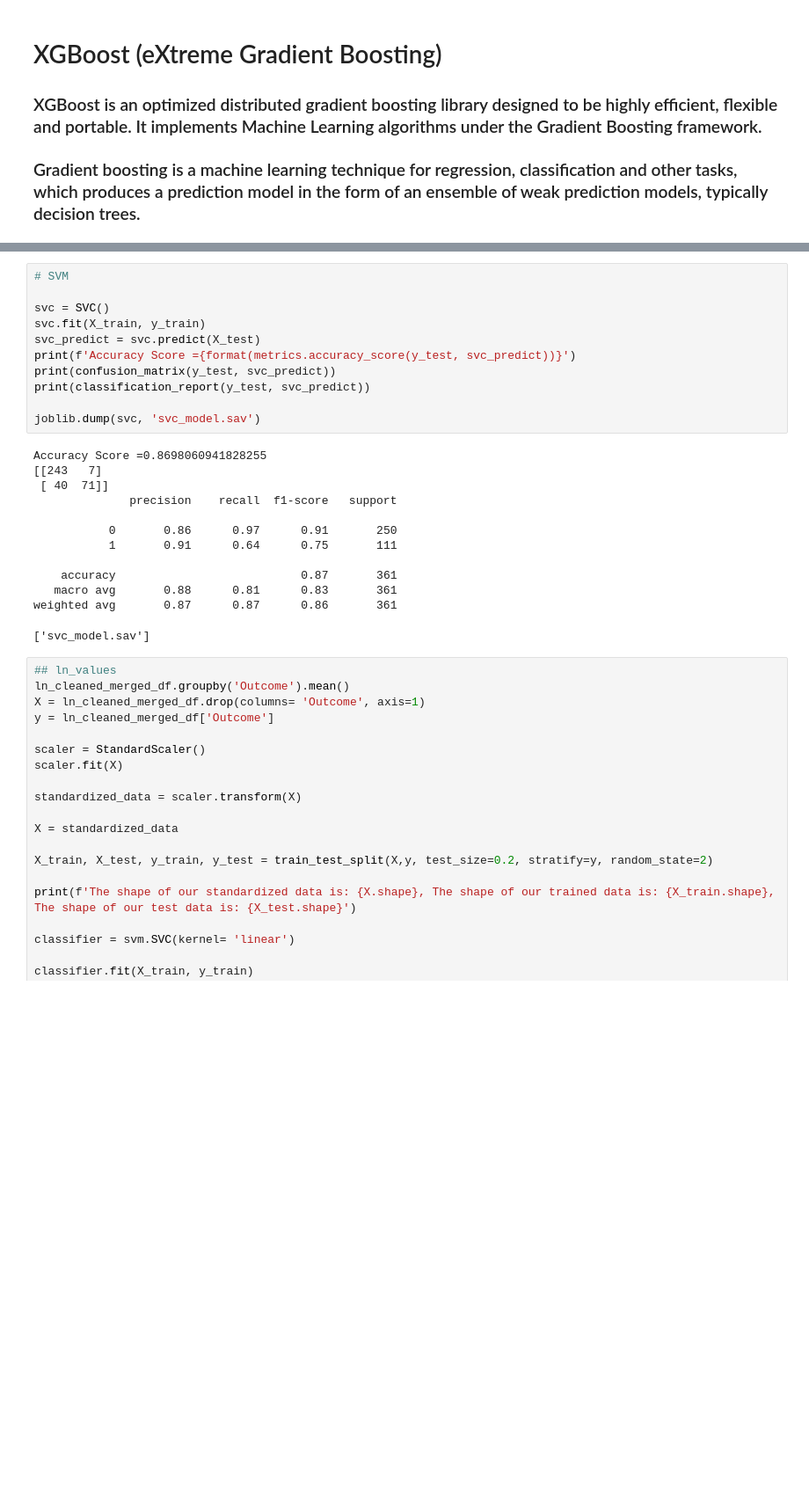
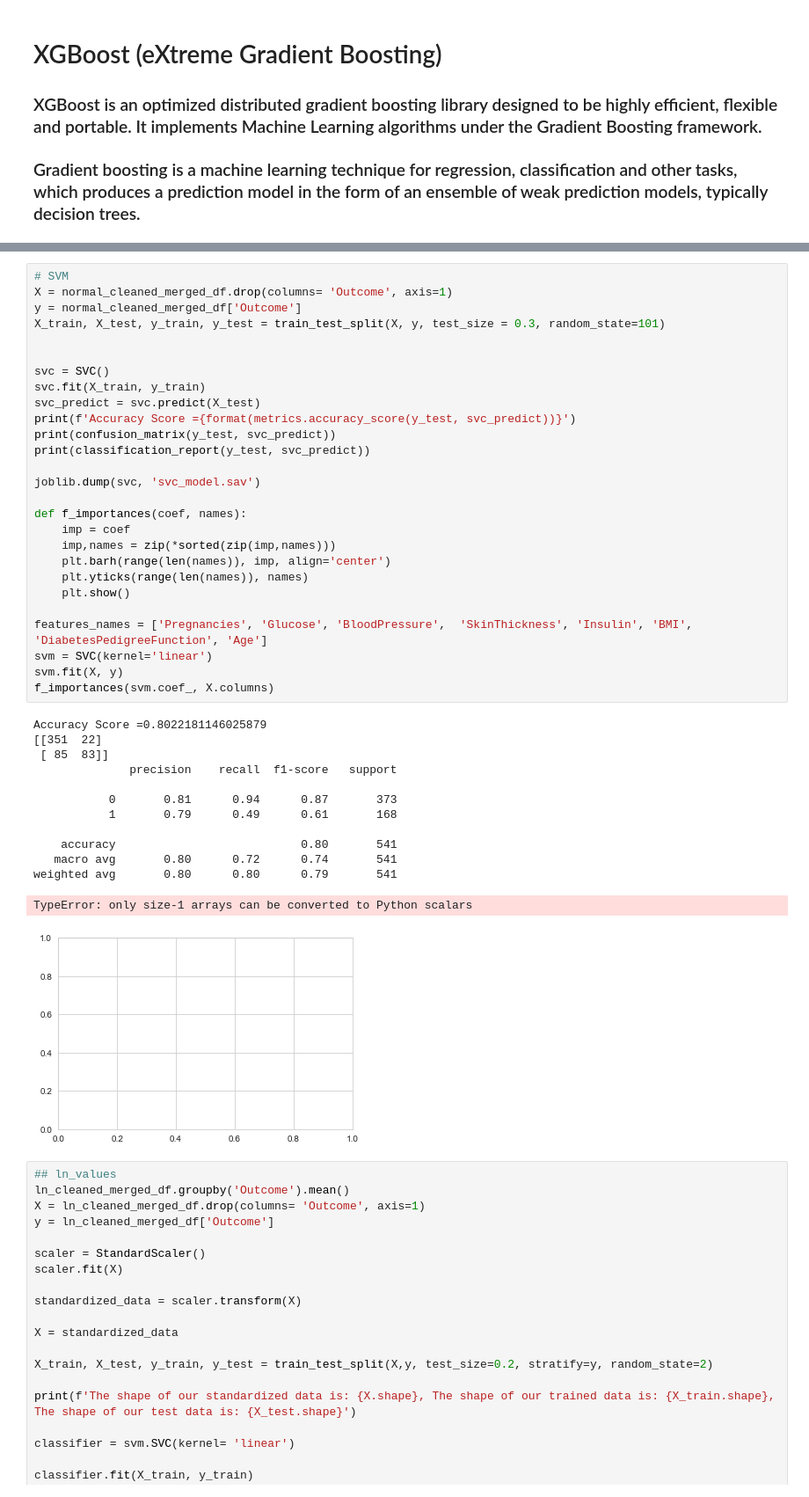
Before and after one commit to vasavdave/Team-Project-04, a Jupyter notebook: p4_machineLearnin_rev0.ipynb, the cells around one changed output, grey strips where cells are left out. Shown at 88% size. Drawn from its saved outputs; the diff is of its cells as text; blank space fills up the shorter version.

```diff
--- a/p4_machineLearnin_rev0.ipynb
+++ b/p4_machineLearnin_rev0.ipynb
@@ -338,28 +356,45 @@ weighted avg       1.00      1.00      1.00       361
 ### Compared to newer algorithms like neural networks, they have two main advantages: higher speed and better performance with a limited number of samples (in the thousands). This makes the algorithm very suitable for text classification problems, where it’s common to have access to a dataset of at most a couple of thousands of tagged samples.
 # %%
 # SVM
+X = normal_cleaned_merged_df.drop(columns= 'Outcome', axis=1)
+y = normal_cleaned_merged_df['Outcome']
+X_train, X_test, y_train, y_test = train_test_split(X, y, test_size = 0.3, random_state=101)
+
 
 svc = SVC()
 svc.fit(X_train, y_train)
 svc_predict = svc.predict(X_test)
 print(f'Accuracy Score ={format(metrics.accuracy_score(y_test, svc_predict))}')
 print(confusion_matrix(y_test, svc_predict))
 print(classification_report(y_test, svc_predict))
 
 joblib.dump(svc, 'svc_model.sav')
+
+def f_importances(coef, names):
+    imp = coef
+    imp,names = zip(*sorted(zip(imp,names)))
+    plt.barh(range(len(names)), imp, align='center')
+    plt.yticks(range(len(names)), names)
+    plt.show()
+
+features_names = ['Pregnancies', 'Glucose', 'BloodPressure',  'SkinThickness', 'Insulin', 'BMI', 'DiabetesPedigreeFunction', 'Age']
+svm = SVC(kernel='linear')
+svm.fit(X, y)
+f_importances(svm.coef_, X.columns)
 # %% [output]
-Accuracy Score =0.8698060941828255
-[[243   7]
- [ 40  71]]
+Accuracy Score =0.8022181146025879
+[[351  22]
+ [ 85  83]]
               precision    recall  f1-score   support
 
-           0       0.86      0.97      0.91       250
-           1       0.91      0.64      0.75       111
+           0       0.81      0.94      0.87       373
+           1       0.79      0.49      0.61       168
 
-    accuracy                           0.87       361
-   macro avg       0.88      0.81      0.83       361
-weighted avg       0.87      0.87      0.86       361
+    accuracy                           0.80       541
+   macro avg       0.80      0.72      0.74       541
+weighted avg       0.80      0.80      0.79       541
-['svc_model.sav']
+TypeError: only size-1 arrays can be converted to Python scalars
+[figure, added]
 # %%
 ## ln_values
 ln_cleaned_merged_df.groupby('Outcome').mean()
```
Also changed, not shown: parts of 3 cells of this notebook, 3 other files.
